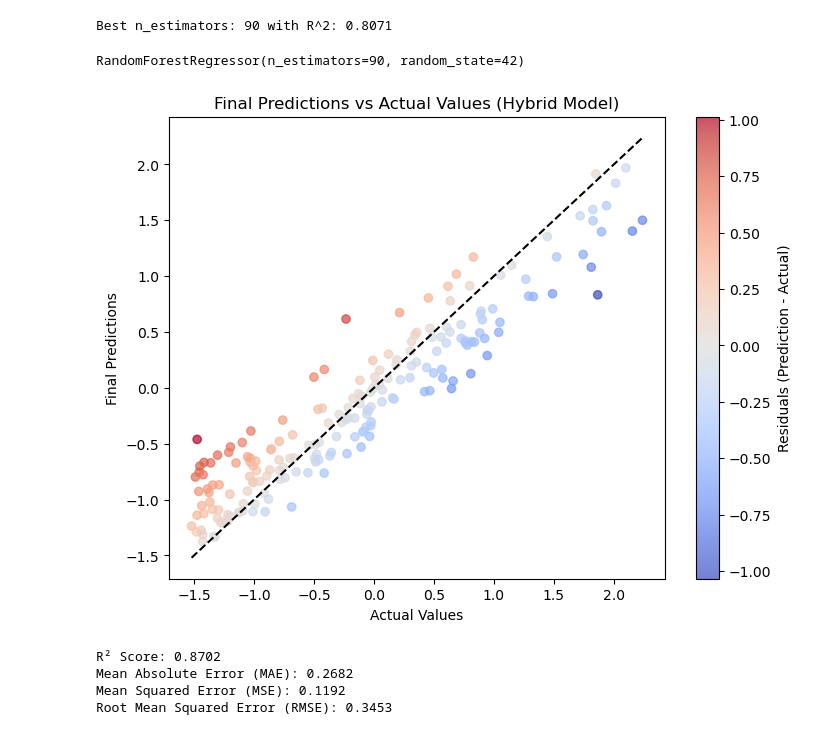
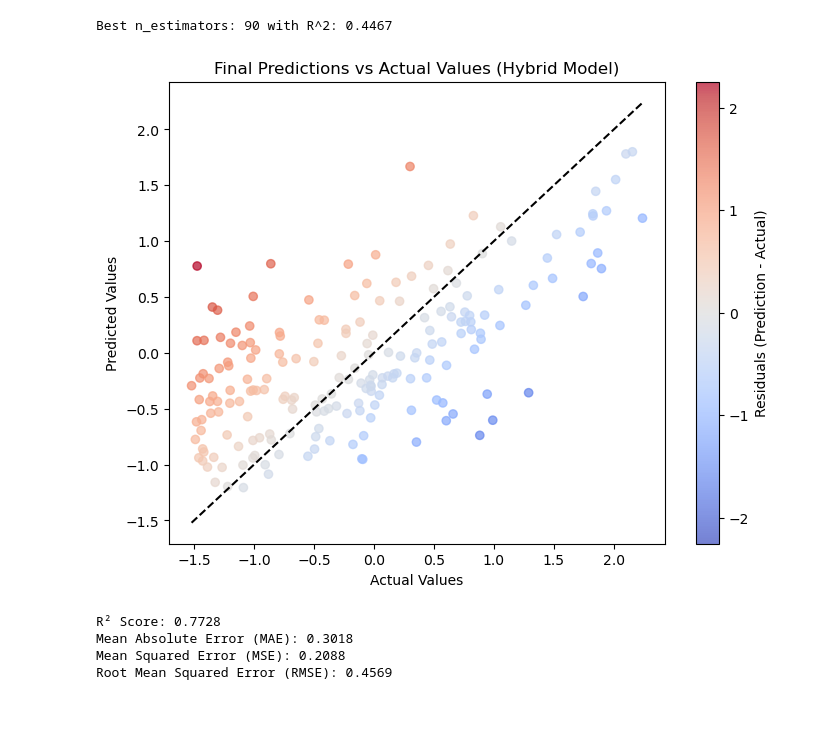
Before and after one commit to FWrightQMUL/EMS740UP-Course-Work, a Jupyter notebook: Hybrid_gB4.ipynb, the cells around one changed output. Saved outputs shown, nothing was run; the diff lists cells and outputs as text; code cells hidden in the pictures.

```diff
--- a/Hybrid_gB4.ipynb
+++ b/Hybrid_gB4.ipynb
@@ -5,6 +5,11 @@ import numpy as np
 from sklearn.ensemble import RandomForestRegressor
 from sklearn.metrics import mean_squared_error, mean_absolute_error, r2_score
 # %%
+# Loads feature data
+X_train = pd.read_csv('train_reduced_gB4.csv')
+X_val = pd.read_csv('validation_reduced_gB4.csv')
+X_test = pd.read_csv('test_reduced_gB4.csv')
+
 # Load target data
 Y_train = pd.read_csv('train_target_gB4.csv').squeeze()
 Y_val = pd.read_csv('validation_target_gB4.csv').squeeze()
@@ -13,57 +18,59 @@ Y_test = pd.read_csv('test_target_gB4.csv').squeeze()
 # Load linear regression predictions
 lr_pred_df = pd.read_csv('LR_pred_gB4.csv')
 lr_pred = lr_pred_df.iloc[:, 0]
-lr_residuals = Y_test - lr_pred
 
-# Tune the number of trees (n_estimators) for Random Forest using R^2 score
+# Tune the number of trees (n_estimators) for Random Forest using R^2 score on validation set
 best_r2 = -np.inf
 best_n = 10
 for n in range(10, 201, 10):
     rf = RandomForestRegressor(n_estimators=n, random_state=42)
-    rf.fit(lr_pred.values.reshape(-1, 1), lr_residuals)
-    preds = rf.predict(lr_pred.values.reshape(-1, 1))
-    r2 = r2_score(lr_residuals, preds)
+    rf.fit(X_train, Y_train)
+    preds = rf.predict(X_val)
+    r2 = r2_score(Y_val, preds)
     if r2 > best_r2:
         best_r2 = r2
         best_n = n
 
 print(f"Best n_estimators: {best_n} with R^2: {best_r2:.4f}")
-rf_residual = RandomForestRegressor(n_estimators=best_n, random_state=42)
-rf_residual.fit(lr_pred.values.reshape(-1, 1), lr_residuals)
 # %% [output]
-Best n_estimators: 90 with R^2: 0.8071
+Best n_estimators: 90 with R^2: 0.4467
-RandomForestRegressor(n_estimators=90, random_state=42)
 # %%
+# Merges the training and validation feature sets
+X_trainval = pd.concat([X_train, X_val], ignore_index=True)
+Y_trainval = pd.concat([Y_train, Y_val], ignore_index=True)
 
-# Predict residuals using the trained model
-predicted_residuals = rf_residual.predict(lr_pred.values.reshape(-1, 1))
+# Train final model with the best n_estimators
+final_rf = RandomForestRegressor(n_estimators=best_n, random_state=42)
+final_rf.fit(X_trainval, Y_trainval)
+X_final_preds = final_rf.predict(X_test)
+X_final_residuals = Y_test - X_final_preds
 
 # Combine and plot linear regression predictions with predicted residuals as a heatmap of residuals
-final_predictions = lr_pred + predicted_residuals
-residuals_plot = final_predictions - Y_test
+final_predictions = lr_pred + X_final_residuals
+residuals_plot = X_final_preds - Y_test
 
 plt.figure(figsize=(8, 6))
-sc = plt.scatter(Y_test, final_predictions, c=residuals_plot, cmap='coolwarm', alpha=0.7)
+sc = plt.scatter(Y_test, X_final_preds, c=residuals_plot, cmap='coolwarm', alpha=0.7, vmin=-np.max(np.abs(residuals_plot)), vmax=np.max(np.abs(residuals_plot)))
 plt.plot([Y_test.min(), Y_test.max()], [Y_test.min(), Y_test.max()], color='black', linestyle='--')
 plt.xlabel('Actual Values')
-plt.ylabel('Final Predictions')
+plt.ylabel('Predicted Values')
 plt.title('Final Predictions vs Actual Values (Hybrid Model)')
 plt.colorbar(sc, label='Residuals (Prediction - Actual)')
 plt.show()
 
 # Calculate diagnostic metrics
 r2 = r2_score(Y_test, final_predictions)
 mae = mean_absolute_error(Y_test, final_predictions)
 mse = mean_squared_error(Y_test, final_predictions)
 rmse = np.sqrt(mse)
 
 print(f"R² Score: {r2:.4f}")
 print(f"Mean Absolute Error (MAE): {mae:.4f}")
 print(f"Mean Squared Error (MSE): {mse:.4f}")
 print(f"Root Mean Squared Error (RMSE): {rmse:.4f}")
 # %% [output]
-[figure, old version]
+[figure, new version]
-R² Score: 0.8702
-Mean Absolute Error (MAE): 0.2682
-Mean Squared Error (MSE): 0.1192
-Root Mean Squared Error (RMSE): 0.3453
+R² Score: 0.7728
+Mean Absolute Error (MAE): 0.3018
+Mean Squared Error (MSE): 0.2088
+Root Mean Squared Error (RMSE): 0.4569
```
Also changed, not shown: 1 other file.
